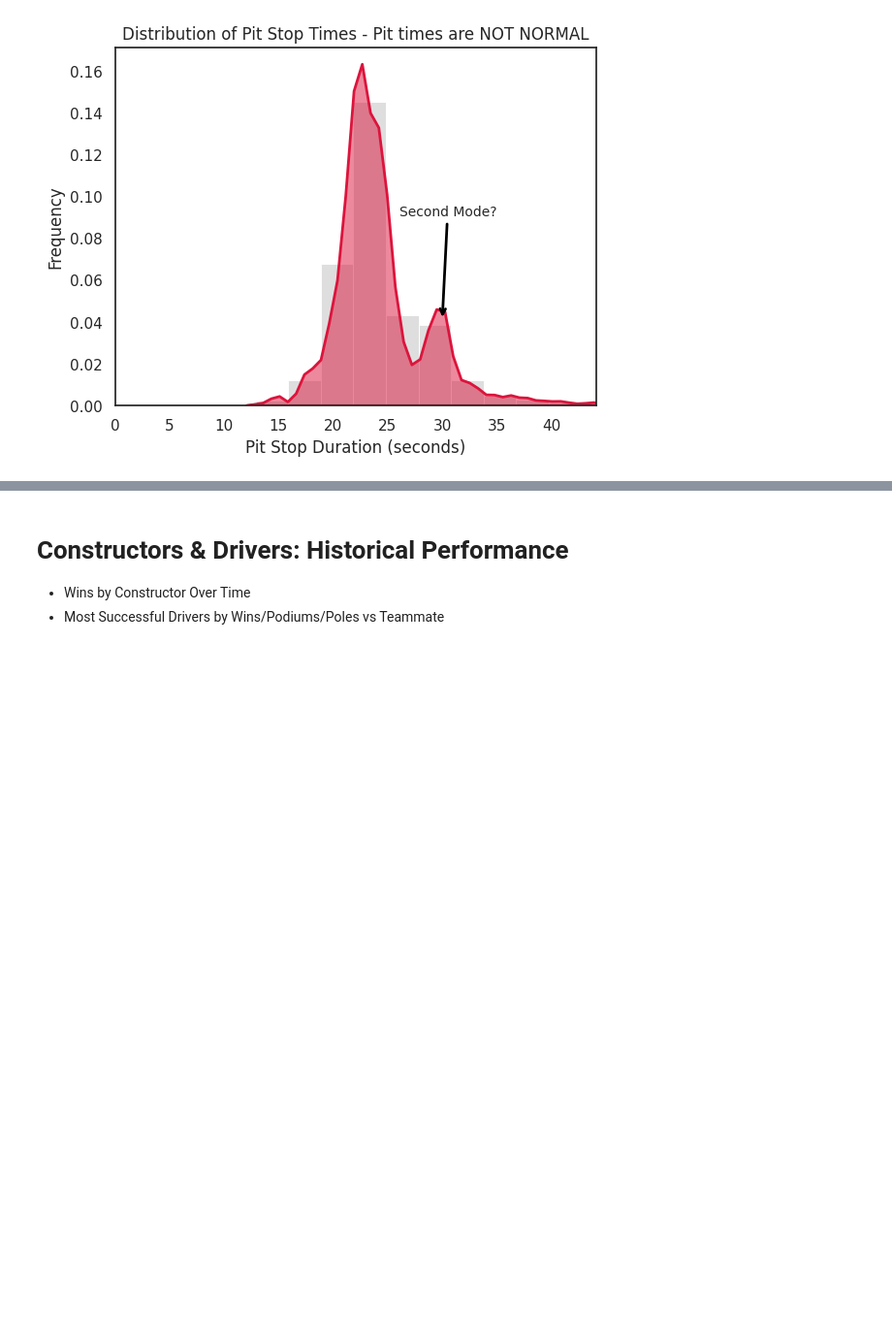
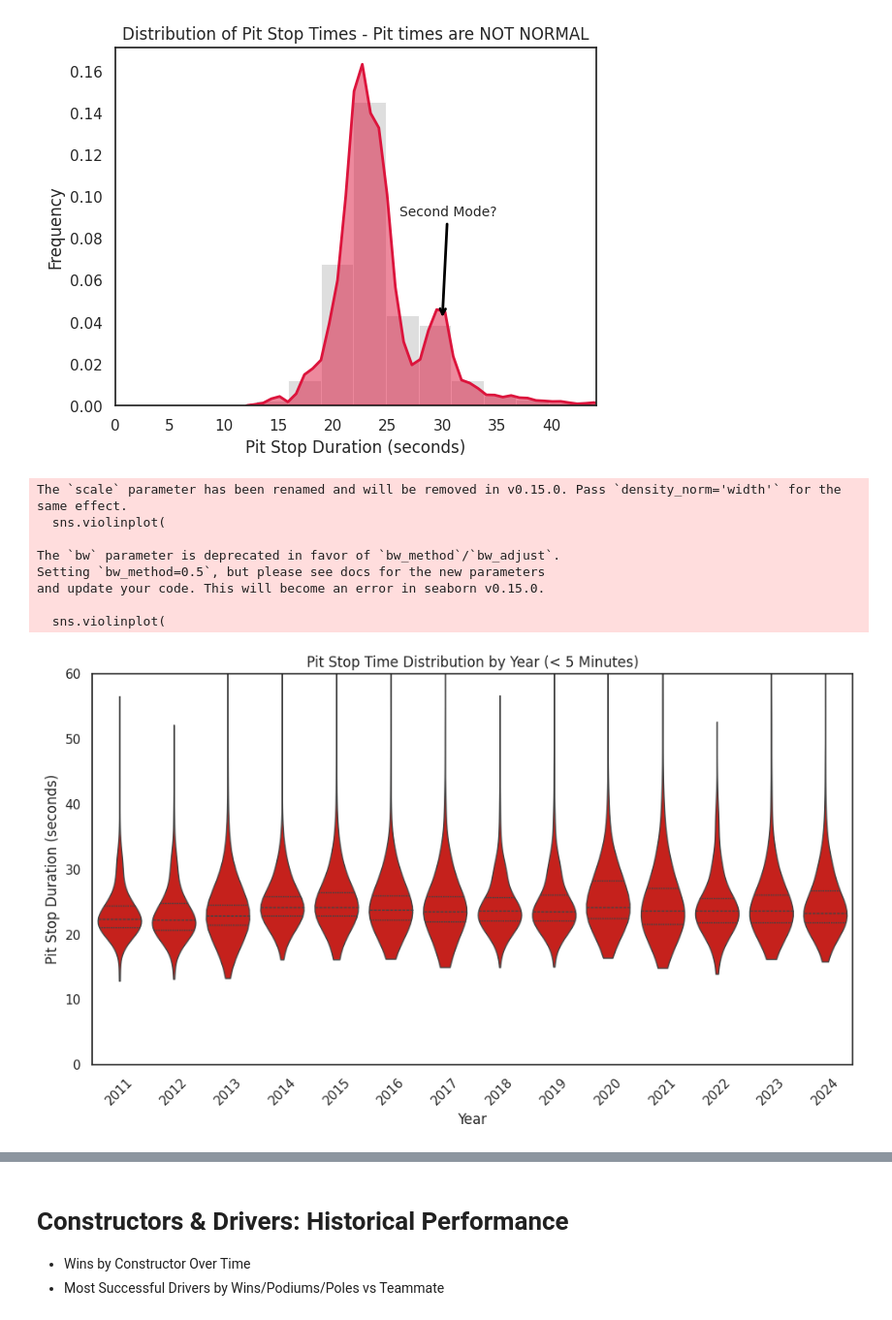
Before and after one commit to davidgoins236/data_viz_final_project, a Jupyter notebook: data_viz_final_project.ipynb, the cells around one changed output, grey strips where cells are left out. Shown at 97% size. Saved outputs shown, nothing was run; the diff lists cells and outputs as text; code cells hidden in the pictures; blank space fills up the shorter version.

```diff
--- a/data_viz_final_project.ipynb
+++ b/data_viz_final_project.ipynb
@@ -548,3 +548,42 @@ plt.annotate(
 plt.show()
 # %% [output]
 [figure]
+# %%
+#pit stop times are prone to extreme outliers due to racing conditions ()
+plt_df = pit_stop_detail_df[pit_stop_detail_df['pit_stop_seconds'] < 300]\
+  .sort_values('year')
+
+# Convert year to ordered categorical
+ordered_years = sorted(plt_df['year'].unique())
+plt_df['year'] = pd.Categorical(plt_df['year'], categories=ordered_years, ordered=True)
+
+plt.figure(figsize=(10, 6))
+sns.violinplot(
+    data=plt_df,
+    x='year',
+    y='pit_stop_seconds',
+    inner='quartile',
+    bw=0.5,
+    scale='width',
+    cut=0,
+    color=f1_color_palette["F1 Red"],
+    linewidth=1
+)
+
+plt.title("Pit Stop Time Distribution by Year (< 5 Minutes)")
+plt.ylabel("Pit Stop Duration (seconds)")
+plt.xlabel("Year")
+plt.ylim(0, 60)
+plt.xticks(rotation=45)
+plt.tight_layout()
+plt.show()
+# %% [output]
+The `scale` parameter has been renamed and will be removed in v0.15.0. Pass `density_norm='width'` for the same effect.
+  sns.violinplot(
+
+The `bw` parameter is deprecated in favor of `bw_method`/`bw_adjust`.
+Setting `bw_method=0.5`, but please see docs for the new parameters
+and update your code. This will become an error in seaborn v0.15.0.
+
+  sns.violinplot(
+[figure, added]
```
Also changed, not shown: parts of 2 cells of this notebook.
